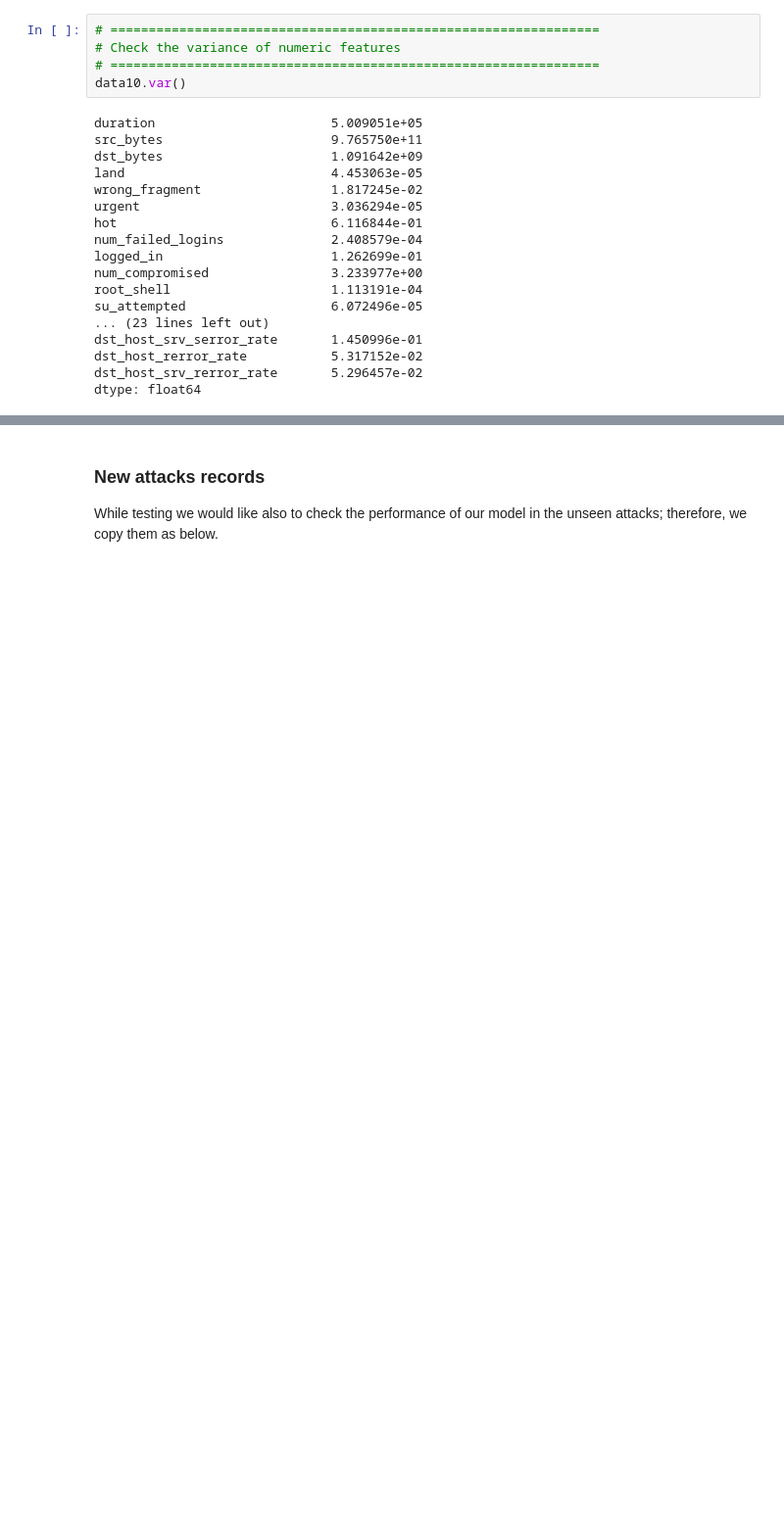
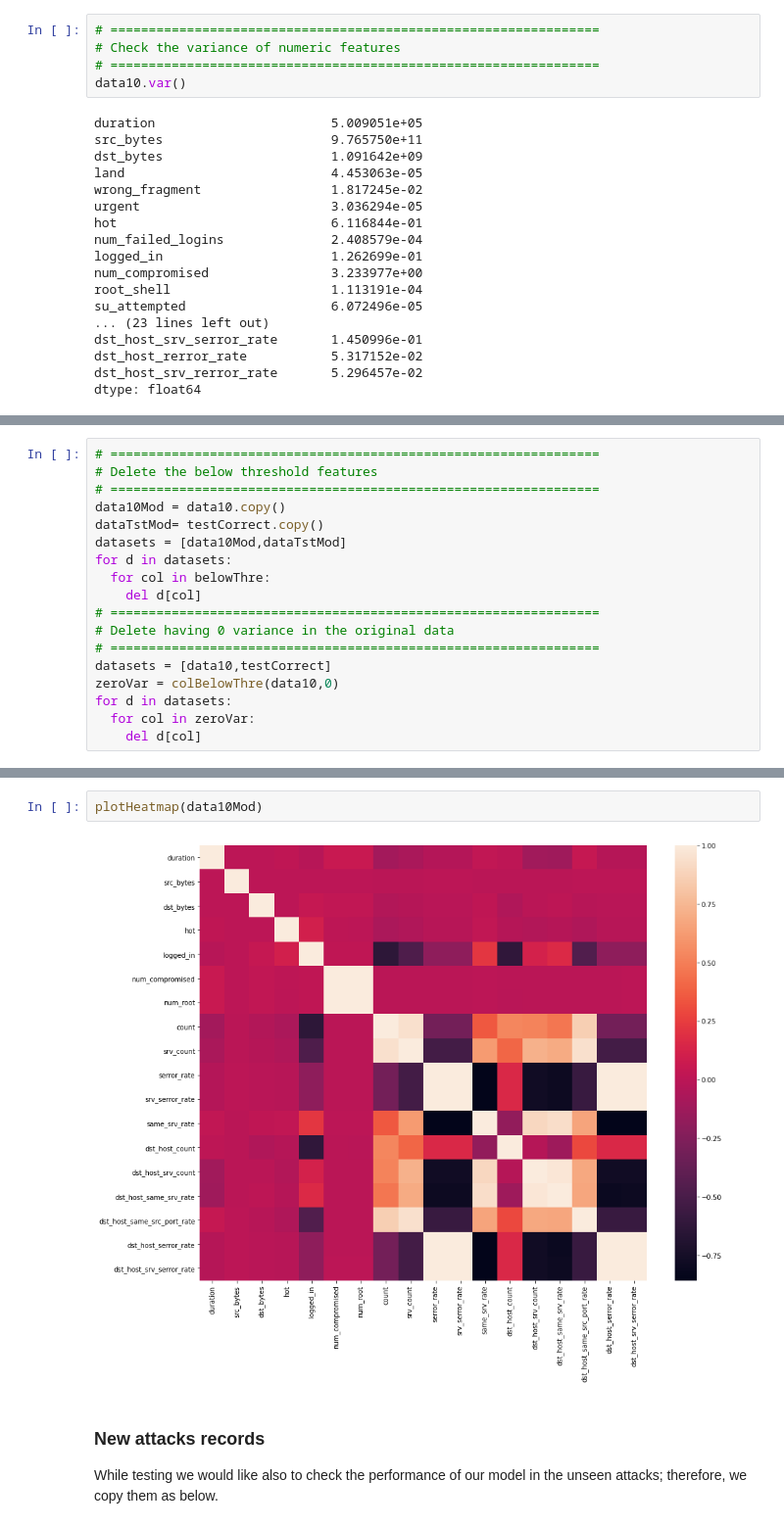
Before and after one commit to ammarSherif/KDD-ML-IDS, a Jupyter notebook: Random_Forest.ipynb, the cells around one changed output, grey strips where cells are left out. Shown: that part at 98% size. Saved outputs shown, nothing was run; the diff lists cells and outputs as text; blank space fills up the shorter version.

Commit message:
Feature selection: removing low variance features

```diff
--- a/Random_Forest.ipynb
+++ b/Random_Forest.ipynb
@@ -135,0 +173,18 @@ del testCorrect['is_host_login']
+# %%
+# ================================================================
+# Delete the below threshold features
+# ================================================================
+data10Mod = data10.copy()
+dataTstMod= testCorrect.copy()
+datasets = [data10Mod,dataTstMod]
+for d in datasets:
+  for col in belowThre:
+    del d[col]
+# ================================================================
+# Delete having 0 variance in the original data
+# ================================================================
+datasets = [data10,testCorrect]
+zeroVar = colBelowThre(data10,0)
+for d in datasets:
+  for col in zeroVar:
+    del d[col]
@@ -136,3 +223,7 @@ del testCorrect['is_host_login']
+# %%
+plotHeatmap(data10Mod)
+# %% [output]
+[figure, added]
 # %% [markdown]
 ### New attacks records
 While testing we would like also to check the performance of our model in the unseen attacks; therefore, we copy them as below.
```
Also changed, not shown: parts of 30 cells of this notebook.
